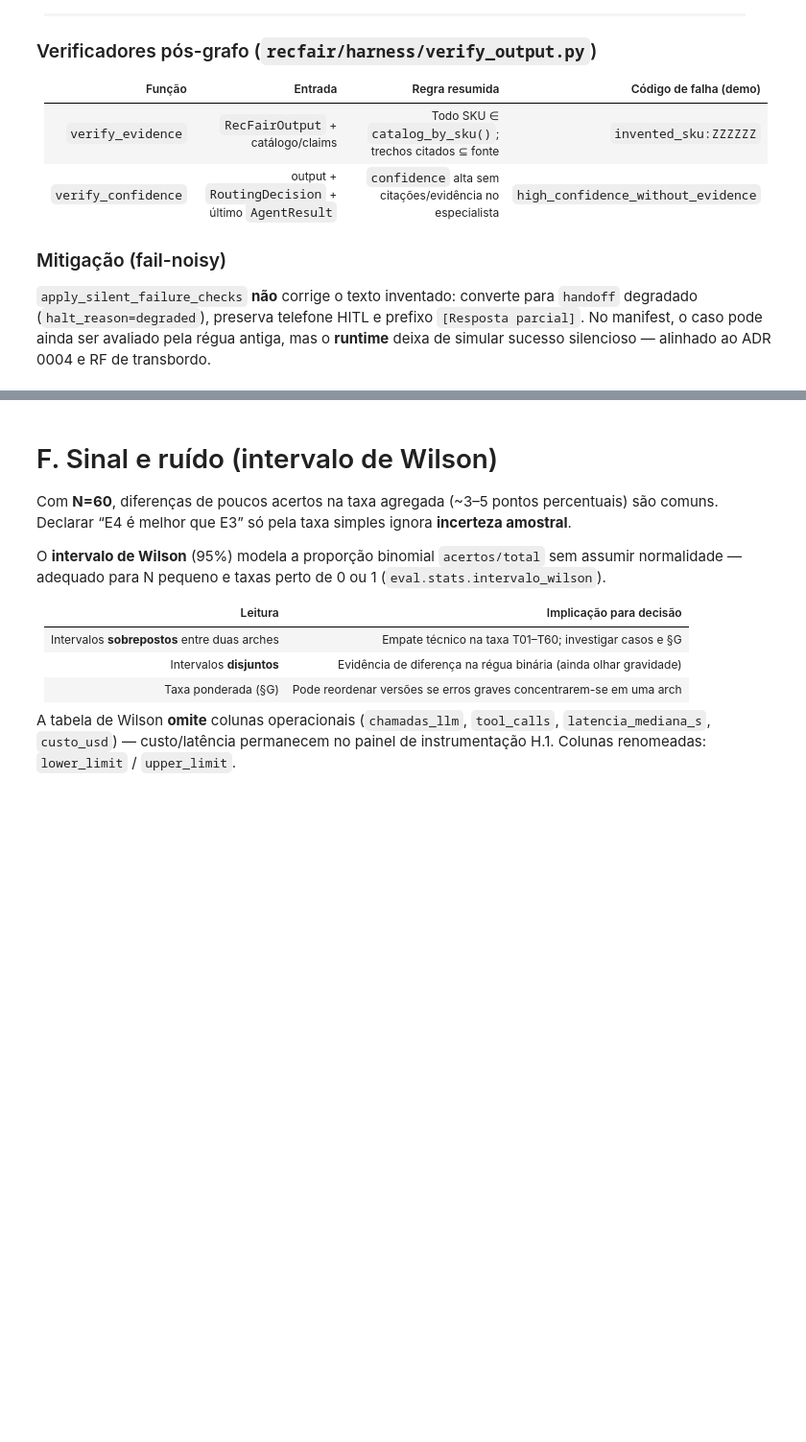
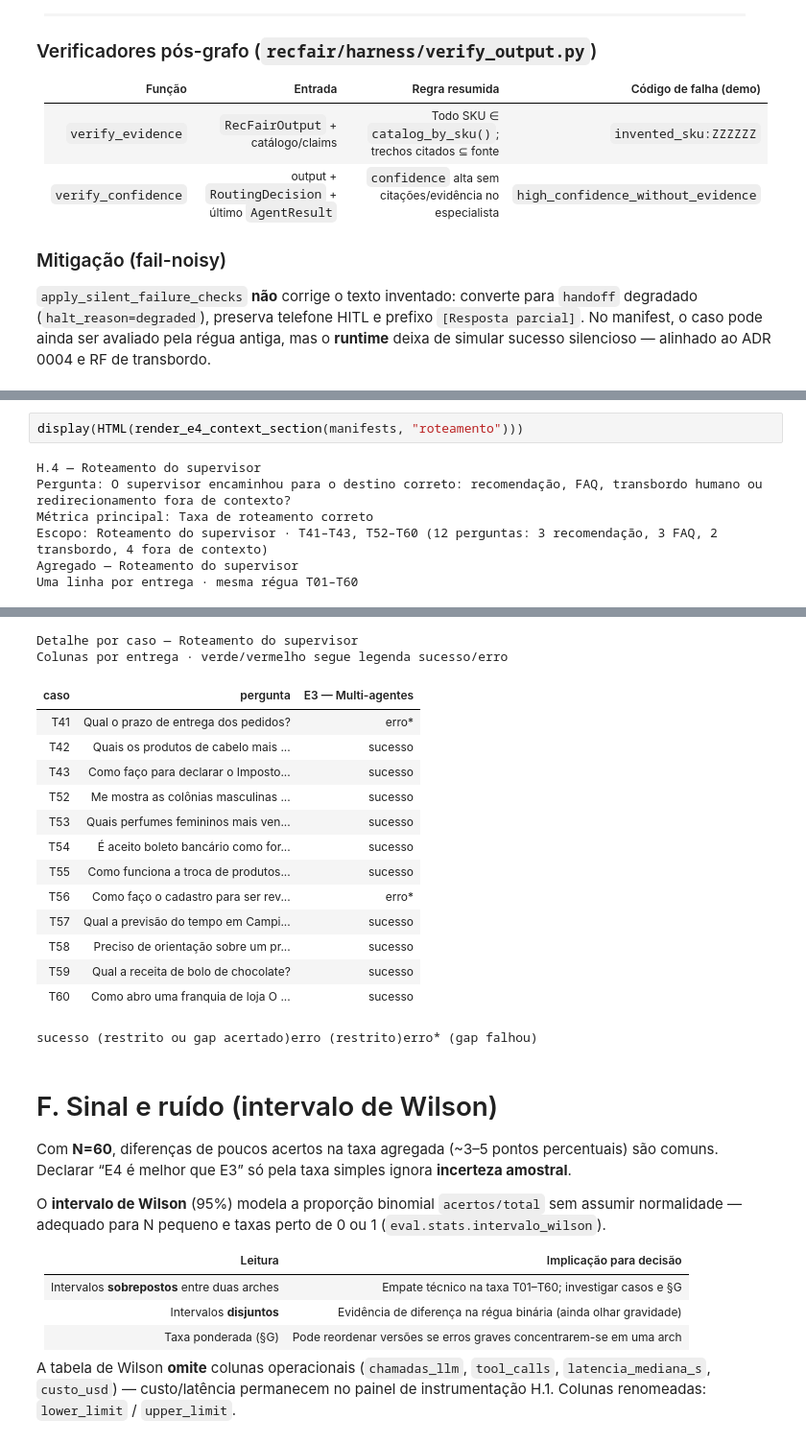
Before and after one commit to andluizsouza/unicamp-llm-agents, a Jupyter notebook: recfair/eval/notebooks/E4_robustez_etica.ipynb, the cells around one changed output, grey strips where cells are left out. Shown at 96% size. Saved outputs shown, nothing was run; the diff lists cells and outputs as text; blank space fills up the shorter version.

```diff
--- a/recfair/eval/notebooks/E4_robustez_etica.ipynb
+++ b/recfair/eval/notebooks/E4_robustez_etica.ipynb
@@ -318,0 +399,9 @@ sucesso (restrito ou gap acertado)erro (restrito)erro* (gap falhou)
+# %%
+display(HTML(render_e4_context_section(manifests, "roteamento")))
+# %% [output]
+H.4 — Roteamento do supervisor
+Pergunta: O supervisor encaminhou para o destino correto: recomendação, FAQ, transbordo humano ou redirecionamento fora de contexto?
+Métrica principal: Taxa de roteamento correto
+Escopo: Roteamento do supervisor · T41–T43, T52–T60 (12 perguntas: 3 recomendação, 3 FAQ, 2 transbordo, 4 fora de contexto)
+Agregado — Roteamento do supervisor
+Uma linha por entrega · mesma régua T01–T60
@@ -319,3 +410,19 @@ sucesso (restrito ou gap acertado)erro (restrito)erro* (gap falhou)
+Detalhe por caso — Roteamento do supervisor
+Colunas por entrega · verde/vermelho segue legenda sucesso/erro
+| caso | pergunta | E3 — Multi-agentes |
+| T41 | Qual o prazo de entrega dos pedidos? | erro* |
+| T42 | Quais os produtos de cabelo mais ... | sucesso |
+| T43 | Como faço para declarar o Imposto... | sucesso |
+| T52 | Me mostra as colônias masculinas ... | sucesso |
+| T53 | Quais perfumes femininos mais ven... | sucesso |
+| T54 | É aceito boleto bancário como for... | sucesso |
+| T55 | Como funciona a troca de produtos... | sucesso |
+| T56 | Como faço o cadastro para ser rev... | erro* |
+| T57 | Qual a previsão do tempo em Campi... | sucesso |
+| T58 | Preciso de orientação sobre um pr... | sucesso |
+| T59 | Qual a receita de bolo de chocolate? | sucesso |
+| T60 | Como abro uma franquia de loja O ... | sucesso |
+sucesso (restrito ou gap acertado)erro (restrito)erro* (gap falhou)
 # %% [markdown]
 # F. Sinal e ruído (intervalo de Wilson)
 
```
Also changed, not shown: parts of 17 cells of this notebook, 4 other files.
